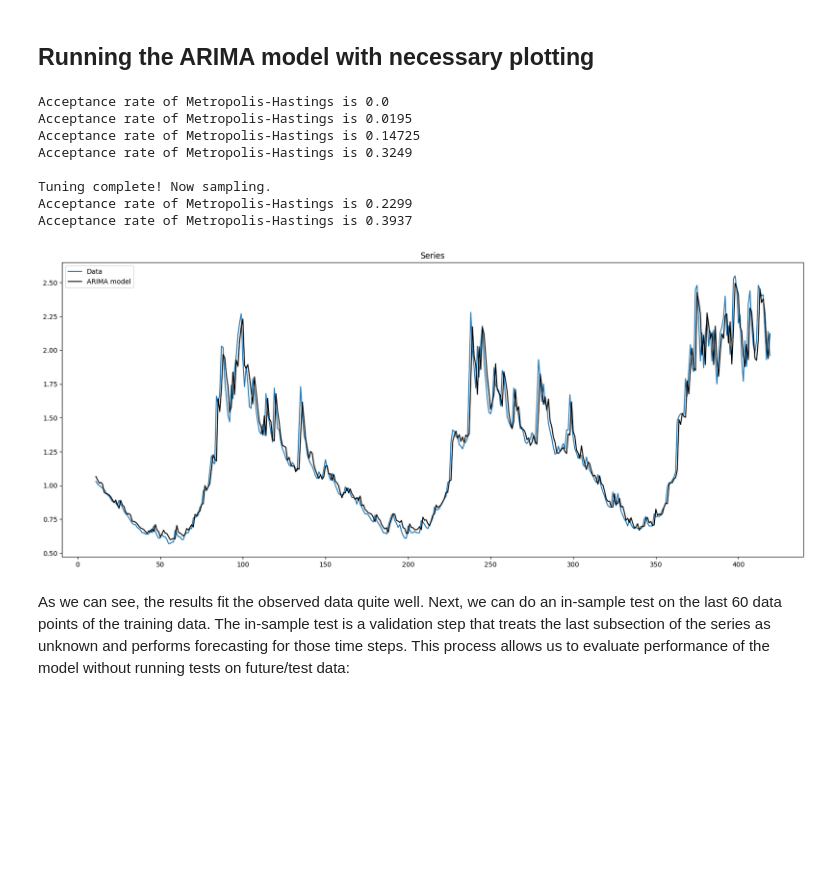
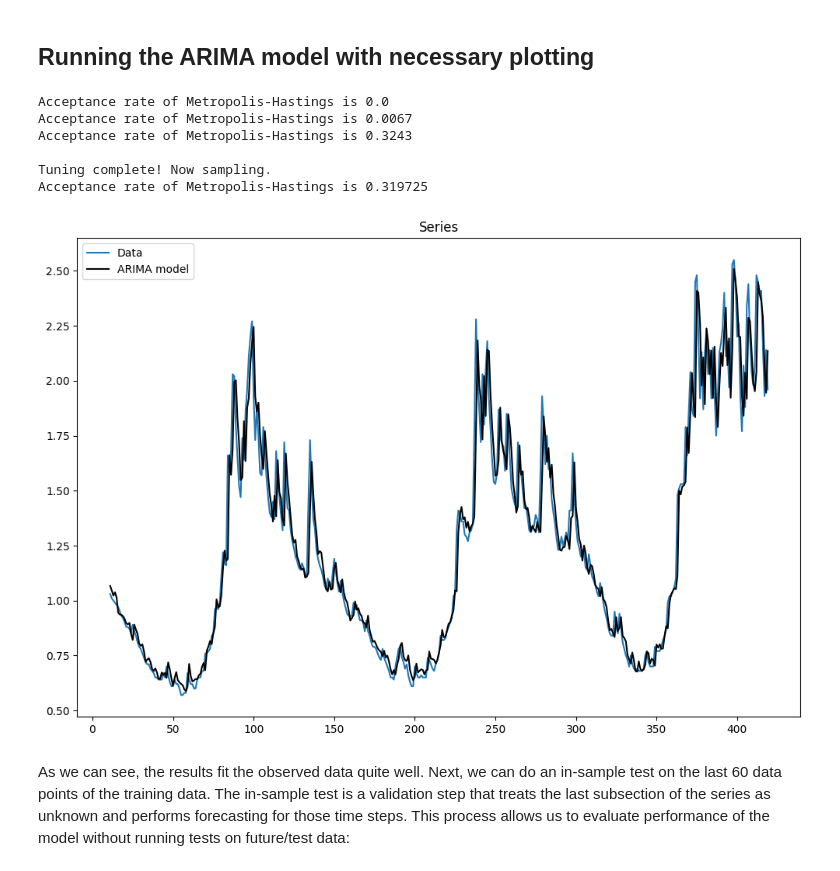
Before and after one commit to hasan-rakibul/AI-cybersec, a Jupyter notebook: lab_10/lab_10.ipynb, the cells around one changed output. Drawn from its saved outputs; the diff is of its cells as text; code cells hidden in the pictures; blank space fills up the shorter version.

```diff
--- a/lab_10/lab_10.ipynb
+++ b/lab_10/lab_10.ipynb
@@ -79,8 +82,7 @@ model_a = pf.ARIMA(
     data=data_train_a['cpu'].to_numpy(),
     ar=11,
     ma=11,
-    integ=0,
-    target='cpu'
+    integ=0
 )
 # %% [markdown]
 Documentation of ARIMA implementation by pyflux is [here](https://pyflux.readthedocs.io/en/latest/arima.html#class-description).
@@ -97,18 +99,16 @@ order is a term used to make the series stationary—an already stationary serie
 x = model_a.fit("M-H")
 # %% [output]
 Acceptance rate of Metropolis-Hastings is 0.0
-Acceptance rate of Metropolis-Hastings is 0.0195
-Acceptance rate of Metropolis-Hastings is 0.14725
-Acceptance rate of Metropolis-Hastings is 0.3249
+Acceptance rate of Metropolis-Hastings is 0.0067
+Acceptance rate of Metropolis-Hastings is 0.3243
 
 Tuning complete! Now sampling.
-Acceptance rate of Metropolis-Hastings is 0.2299
-Acceptance rate of Metropolis-Hastings is 0.3937
+Acceptance rate of Metropolis-Hastings is 0.319725
 # %%
 # Plot the fit of the ARIMA model against the data
-model_a.plot_fit(figsize=(20,8))
+model_a.plot_fit(figsize=(12, 8))
 # %% [output]
-[figure, old version]
+[figure, new version]
 # %% [markdown]
 As we can see, the results fit the observed data quite well. Next, we can do an in-sample test on the last 60 data points of the training data. The in-sample test is a validation step that treats the last subsection of the series as unknown and performs forecasting for those time steps. This process allows us to evaluate performance of the model without running tests on future/test data:
 # %%
```
Also changed, not shown: parts of 8 cells of this notebook.
